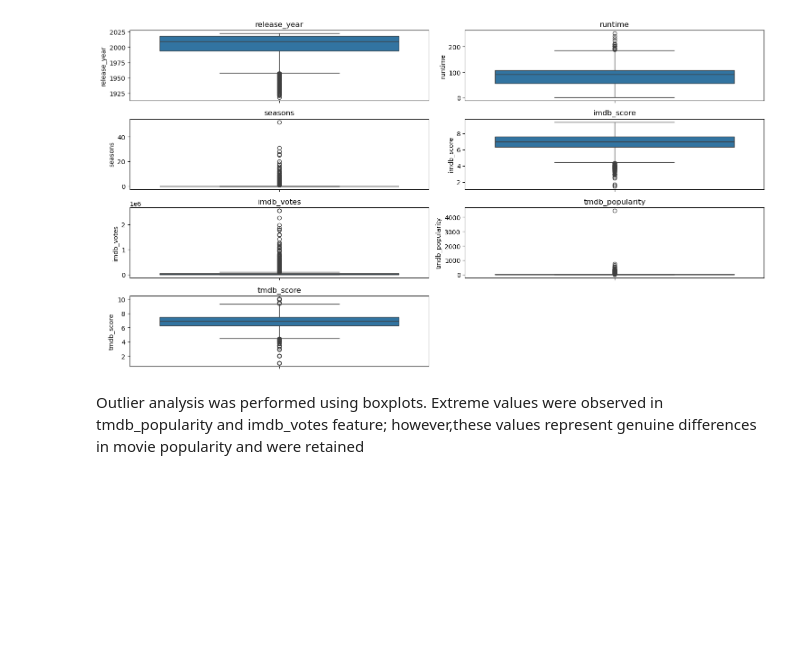
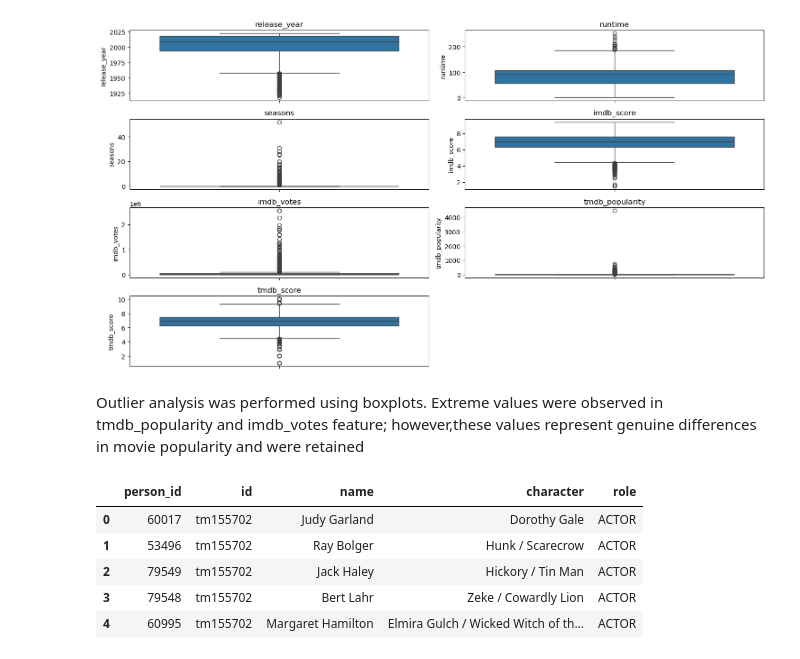
Before and after one commit to Imani-hub-pixel/Data-analysis-Python-, a Jupyter notebook: EDA and Feature Engineering projects/HBO Max TV Shows and movies/HBOmax.ipynb, the cells around one changed output. Cells and saved outputs as stored; diff of their text form; code cells hidden in the pictures; blank space fills up the shorter version.

Commit message:
Load credits.csv dataset.Closes #5

```diff
--- a/EDA and Feature Engineering projects/HBO Max TV Shows and movies/HBOmax.ipynb
+++ b/EDA and Feature Engineering projects/HBO Max TV Shows and movies/HBOmax.ipynb
@@ -304,3 +304,13 @@ plt.show()
 # %% [markdown]
 Outlier analysis was performed using boxplots. Extreme values were observed in tmdb_popularity and imdb_votes feature;
 however,these values represent genuine differences in movie popularity and were retained
+# %%
+df_credits=pd.read_csv('credits.csv')
+df_credits.head()
+# %% [output]
+|  | person_id | id | name | character | role |
+| 0 | 60017 | tm155702 | Judy Garland | Dorothy Gale | ACTOR |
+| 1 | 53496 | tm155702 | Ray Bolger | Hunk / Scarecrow | ACTOR |
+| 2 | 79549 | tm155702 | Jack Haley | Hickory / Tin Man | ACTOR |
+| 3 | 79548 | tm155702 | Bert Lahr | Zeke / Cowardly Lion | ACTOR |
+| 4 | 60995 | tm155702 | Margaret Hamilton | Elmira Gulch / Wicked Witch of th... | ACTOR |
```
Also changed, not shown: parts of 4 cells of this notebook.
